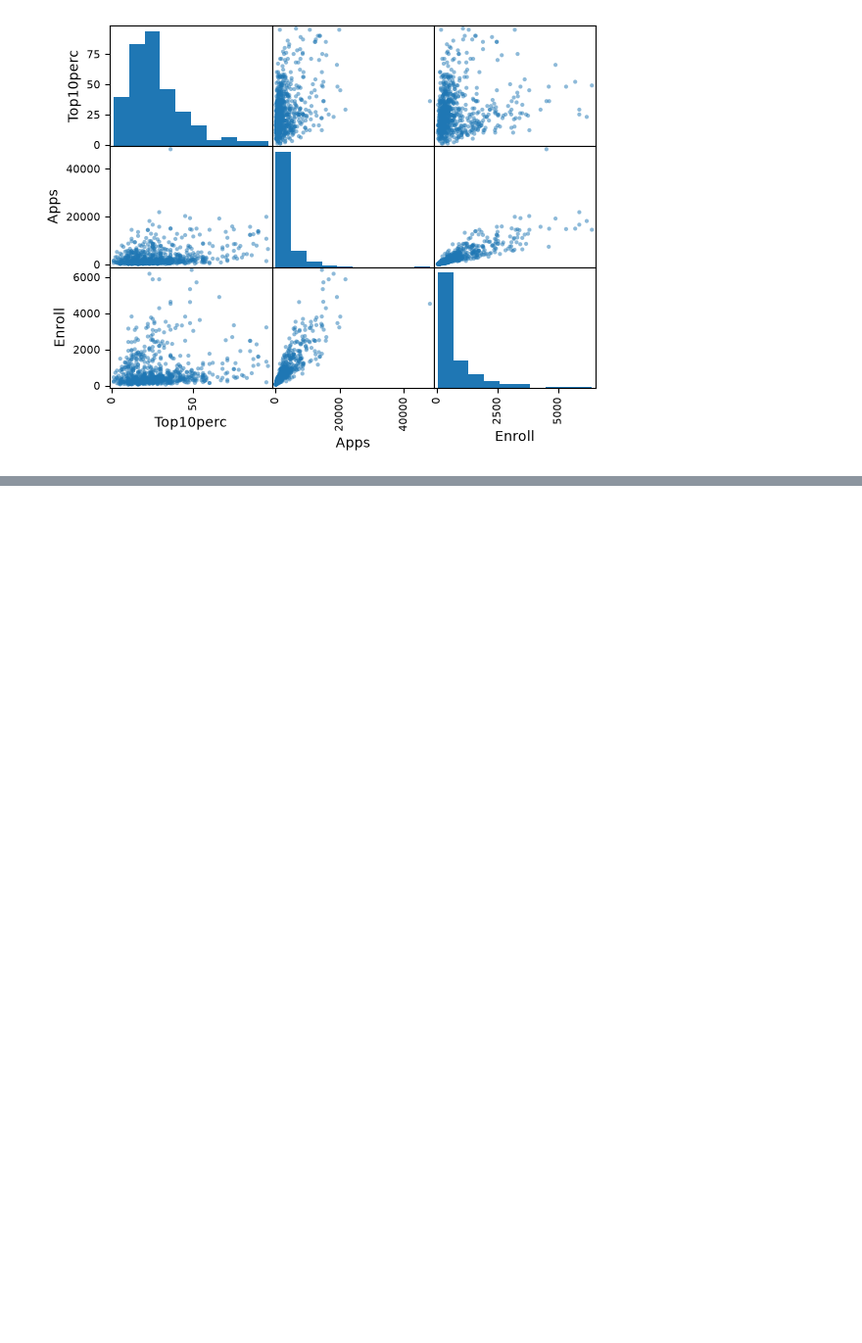
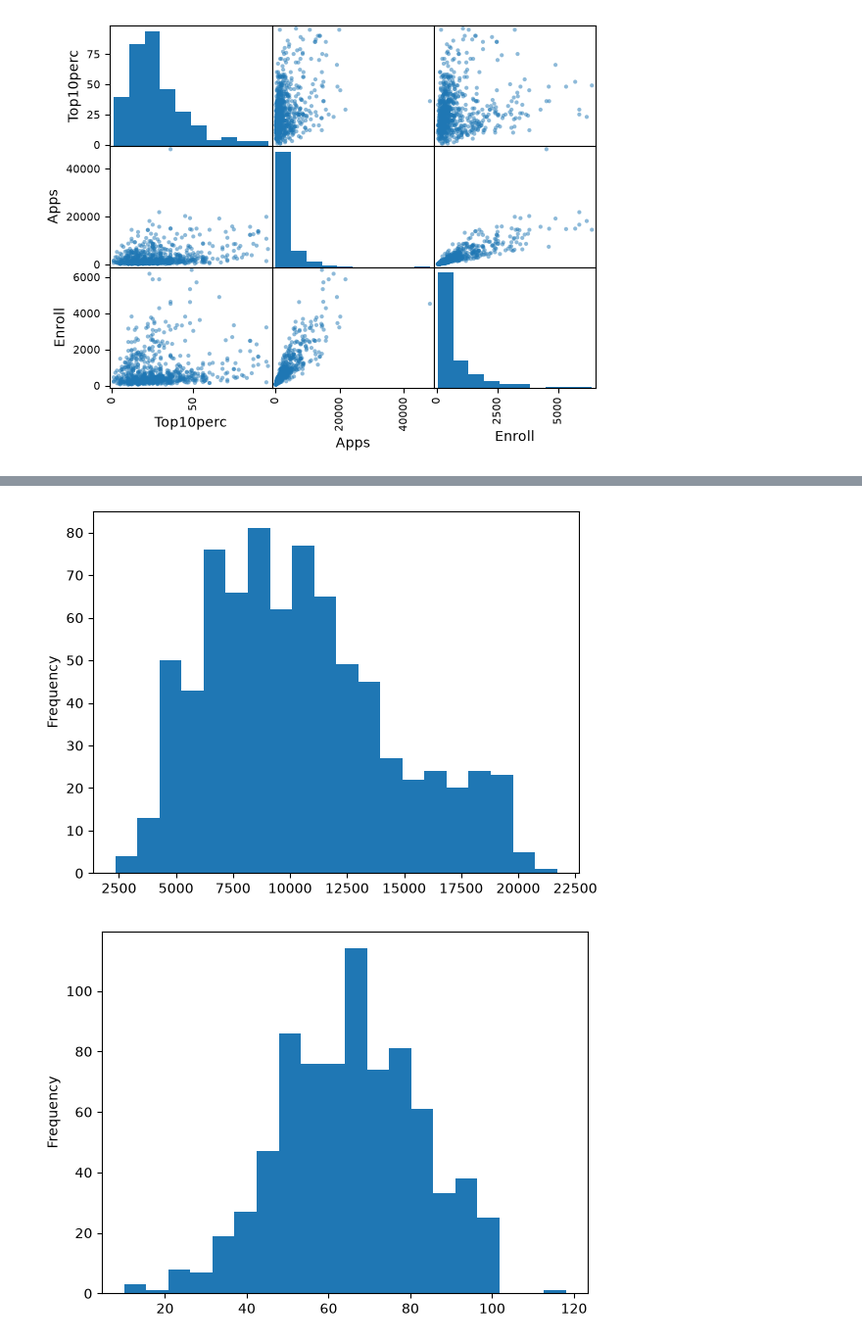
Before and after one commit to YejunYeo/An-Introduction-to-Statistical-Learning, a Jupyter notebook: chapter_2/chap2_applied.ipynb, the cells around one changed output, grey strips where cells are left out. Shown at 98% size. Drawn from its saved outputs; the diff is of its cells as text; code cells hidden in the pictures; blank space fills up the shorter version.

```diff
--- a/chapter_2/chap2_applied.ipynb
+++ b/chapter_2/chap2_applied.ipynb
@@ -73,0 +94,12 @@ plt.show()
+# %%
+#8(g)
+
+college["Outstate"].plot.hist(bins=20)
+plt.show()
+
+
+college["Grad.Rate"].plot.hist(bins=20)
+plt.show()
+# %% [output]
+[figure, added]
+[figure, added]
```
Also changed, not shown: parts of 5 cells of this notebook.
